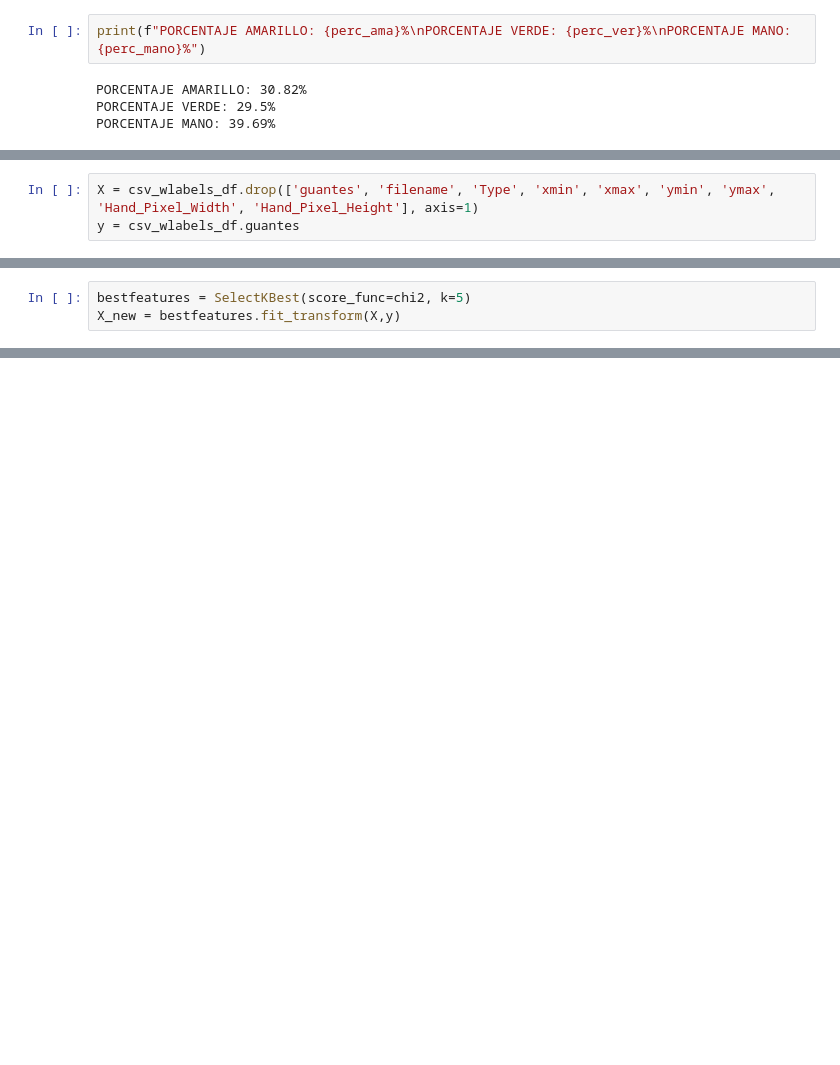
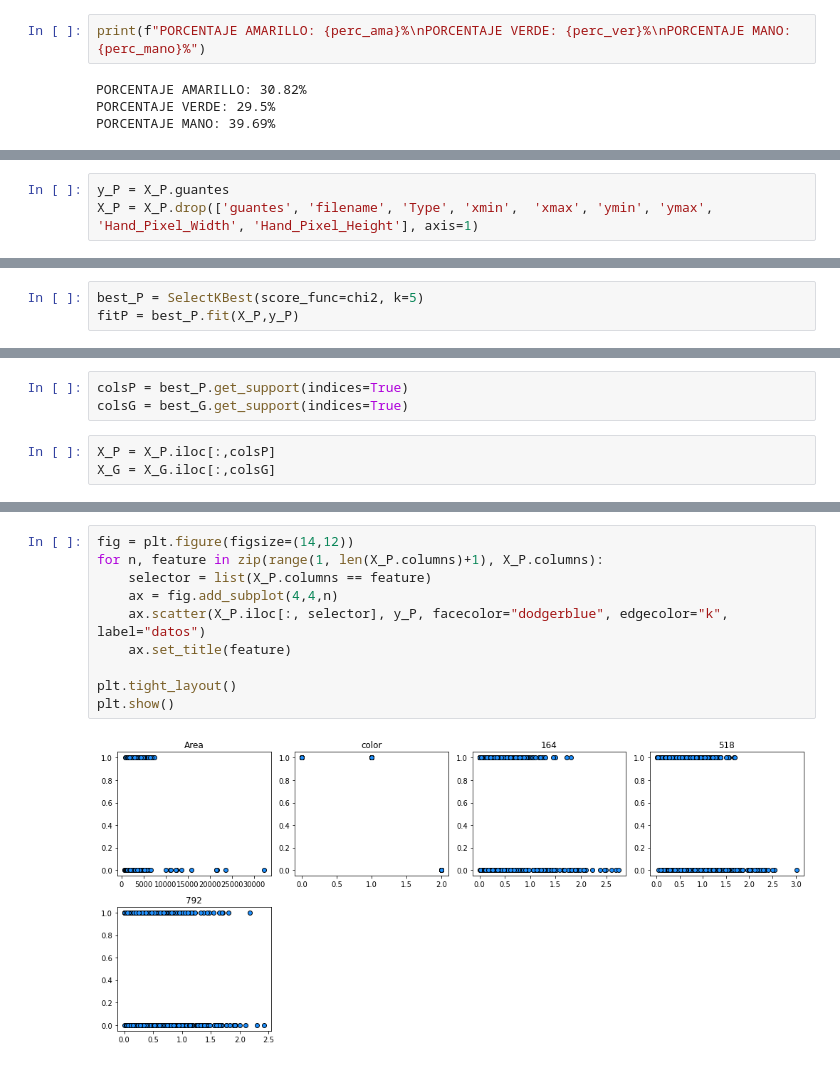
Before and after one commit to nachitog83/mentoria_img, a Jupyter notebook: 3-Introduccion_AS/4_Introducción_al_Aprendizaje_Supervisado_Detección_de_Objetos_ver1.ipynb, the cells around one changed output, grey strips where cells are left out. Cells and saved outputs as stored; diff of their text form; blank space fills up the shorter version.

```diff
--- a/3-Introduccion_AS/4_Introducción_al_Aprendizaje_Supervisado_Detección_de_Objetos_ver1.ipynb
+++ b/3-Introduccion_AS/4_Introducción_al_Aprendizaje_Supervisado_Detección_de_Objetos_ver1.ipynb
@@ -150,3 +166,3 @@ PORCENTAJE MANO: 39.69%
 # %%
-X = csv_wlabels_df.drop(['guantes', 'filename', 'Type', 'xmin',	'xmax',	'ymin',	'ymax', 'Hand_Pixel_Width',	'Hand_Pixel_Height'], axis=1)
-y = csv_wlabels_df.guantes
+y_P = X_P.guantes
+X_P = X_P.drop(['guantes', 'filename', 'Type', 'xmin',	'xmax',	'ymin',	'ymax', 'Hand_Pixel_Width',	'Hand_Pixel_Height'], axis=1)
@@ -162,3 +172,3 @@ X.color = le_color.fit_transform(X.color)
 # %%
-bestfeatures = SelectKBest(score_func=chi2, k=5)
-X_new = bestfeatures.fit_transform(X,y)
+best_P = SelectKBest(score_func=chi2, k=5)
+fitP = best_P.fit(X_P,y_P)
@@ -228,0 +178,6 @@ X = X[pvalue_ranked.Specs.values]
+# %%
+colsP = best_P.get_support(indices=True)
+colsG = best_G.get_support(indices=True)
+# %%
+X_P = X_P.iloc[:,colsP]
+X_G = X_G.iloc[:,colsG]
@@ -228,0 +216,12 @@ X = X[pvalue_ranked.Specs.values]
+# %%
+fig = plt.figure(figsize=(14,12))
+for n, feature in zip(range(1, len(X_P.columns)+1), X_P.columns):
+    selector = list(X_P.columns == feature)
+    ax = fig.add_subplot(4,4,n)
+    ax.scatter(X_P.iloc[:, selector], y_P, facecolor="dodgerblue", edgecolor="k", label="datos")
+    ax.set_title(feature)
+
+plt.tight_layout()
+plt.show()
+# %% [output]
+[figure, added]
```
Also changed, not shown: parts of 17 cells of this notebook.
